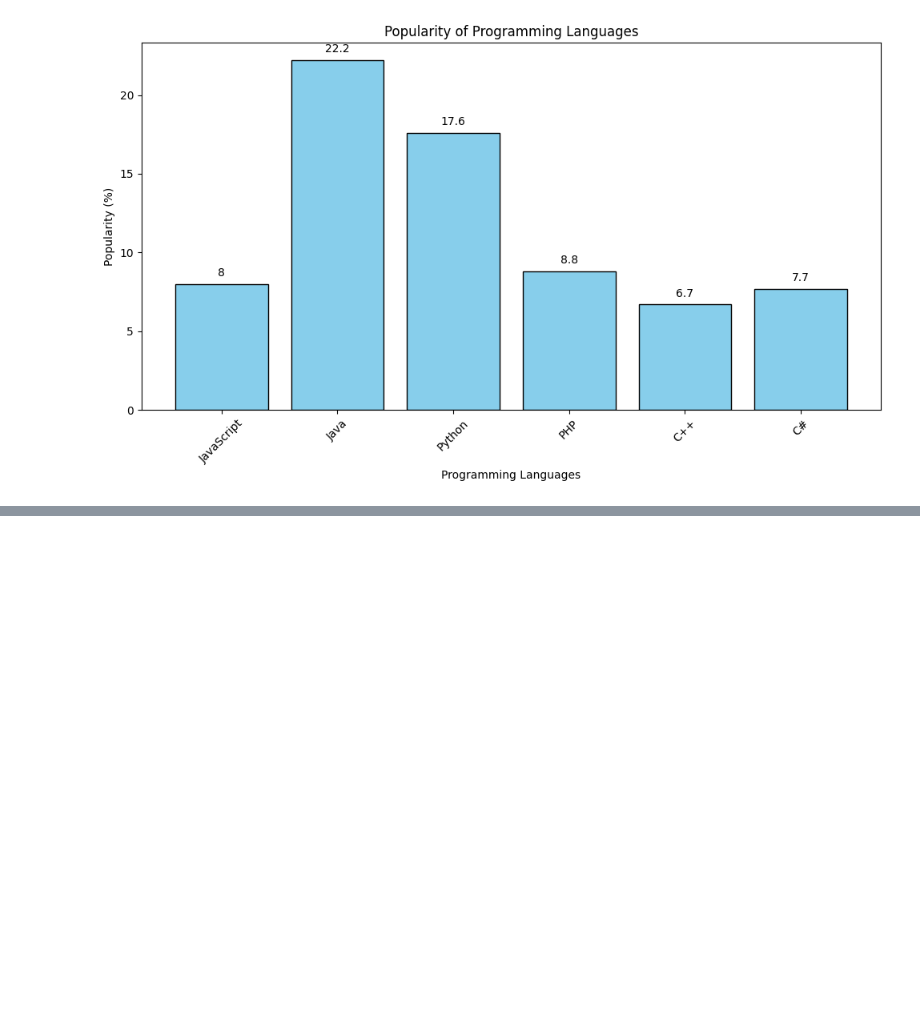
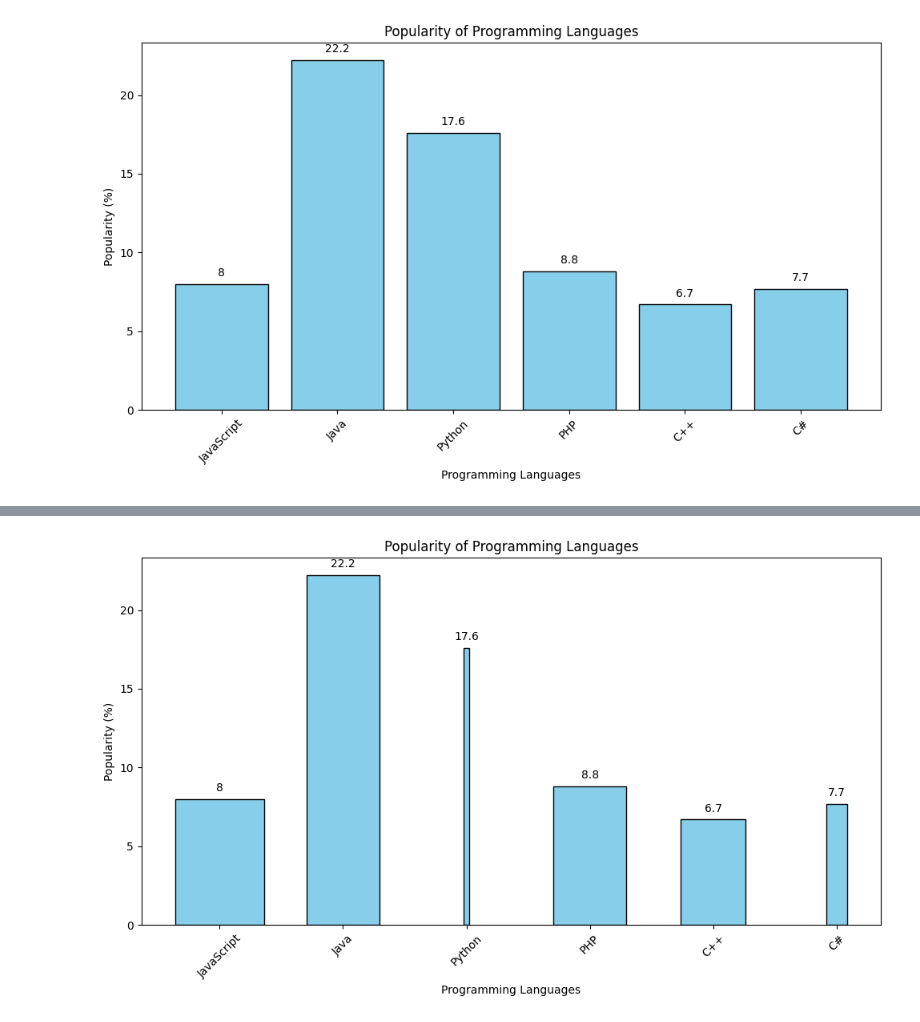
Before and after one commit to Deven5656/Python_Libraries, a Jupyter notebook: Matplotlib_Barchart/bar.ipynb, the cells around one changed output, grey strips where cells are left out. Saved outputs shown, nothing was run; the diff lists cells and outputs as text; code cells hidden in the pictures; blank space fills up the shorter version.

Commit message:
[Deven] Add :Python programming to display a bar chart of the popularity of programming Languages. Select the width of each bar and their positions.

```diff
--- a/Matplotlib_Barchart/bar.ipynb
+++ b/Matplotlib_Barchart/bar.ipynb
@@ -180,0 +186,24 @@ if __name__ == "__main__":
+# %%
+def main():
+    x_points = ['Java', 'Python', 'PHP', 'JavaScript', 'C#', 'C++']
+    y_points = [22.2, 17.6, 8.8, 8, 7.7, 6.7]
+    widths = np.array([(np.random.random()) for i in range(len(x_points))])
+    positions = [2,3,4,1,6,5]
+
+    plt.figure(figsize=(10, 6))
+    bars = plt.bar(positions, y_points, color='skyblue', edgecolor='black',width=widths)
+
+    plt.bar_label(bars, labels=y_points, padding=5)
+
+    plt.xticks(positions, x_points, rotation=45)
+    plt.xlabel('Programming Languages')
+    plt.ylabel('Popularity (%)')
+    plt.title('Popularity of Programming Languages')
+
+    plt.tight_layout()
+    plt.show()
+
+if __name__ == "__main__":
+    main()
+# %% [output]
+[figure, added]
```
Also changed, not shown: parts of 1 cell of this notebook.
